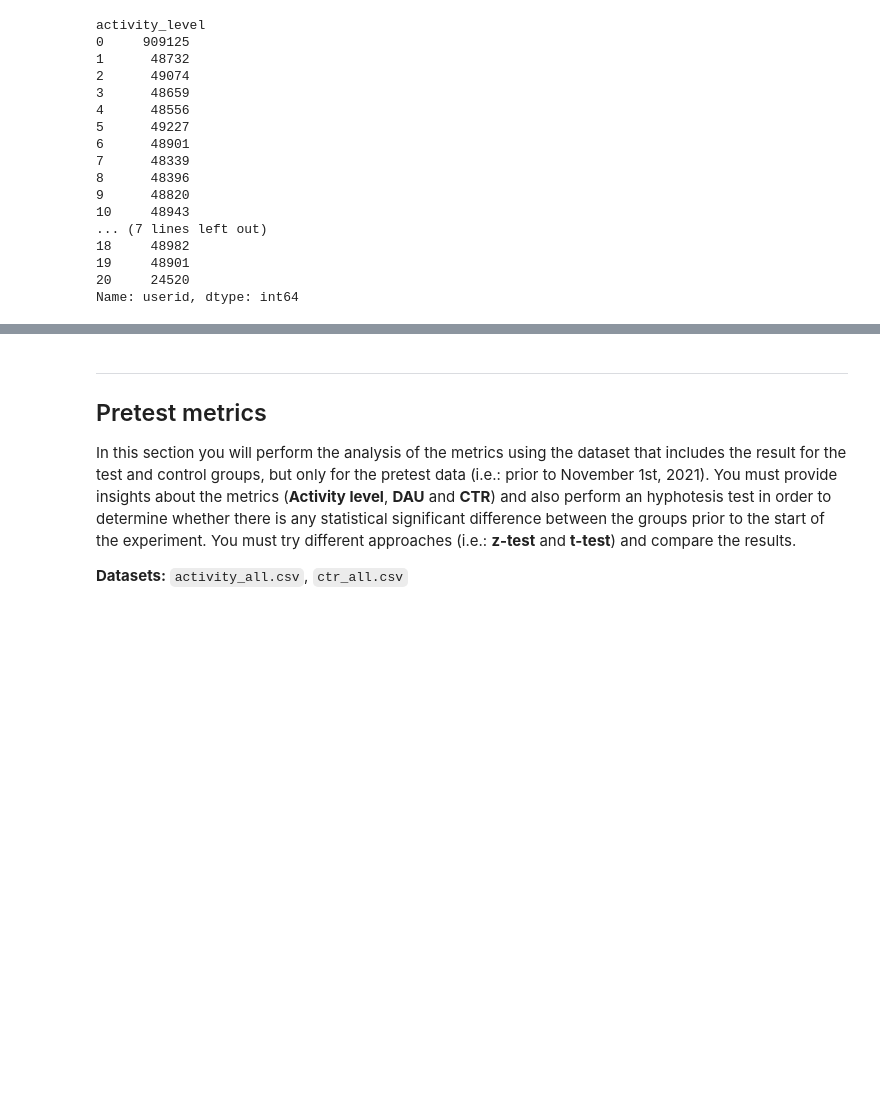
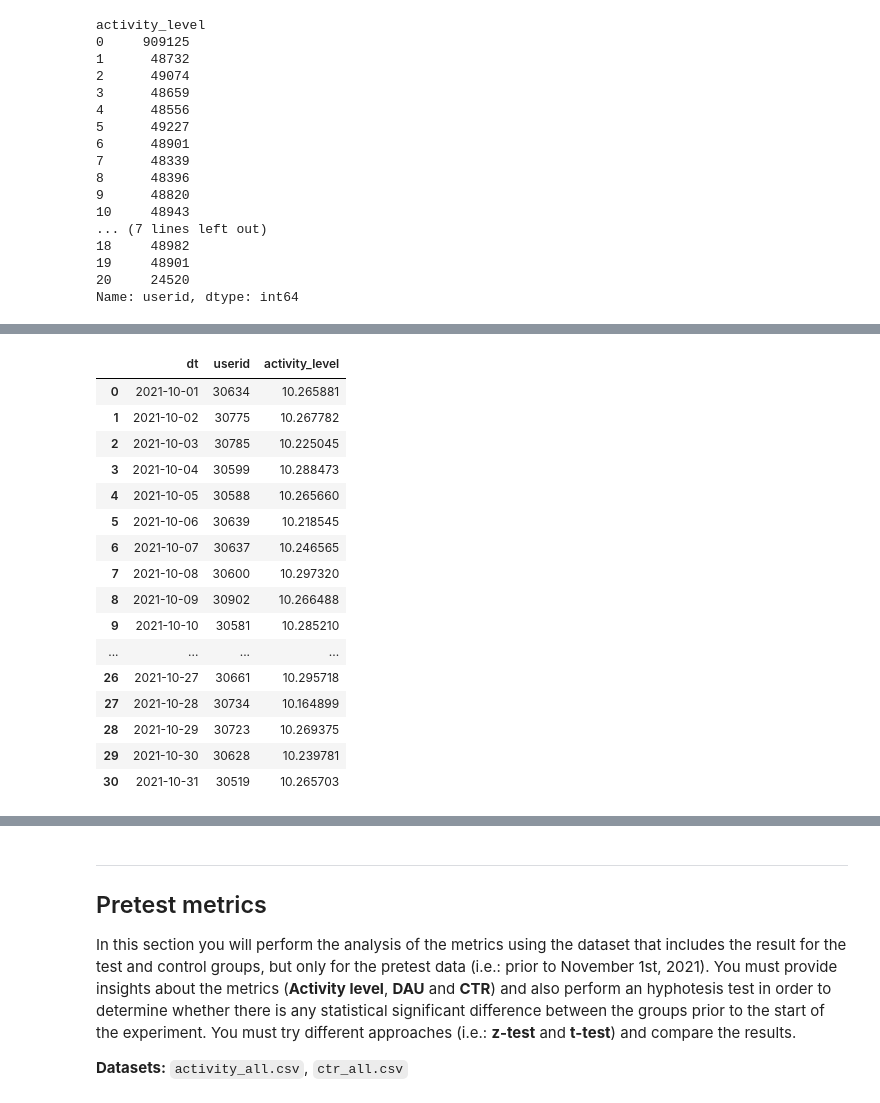
Before and after one commit to elvestevez/challenges, a Jupyter notebook: abtest/ab_test_challenge.ipynb, the cells around one changed output, grey strips where cells are left out. Saved outputs shown, nothing was run; the diff lists cells and outputs as text; code cells hidden in the pictures; blank space fills up the shorter version.

```diff
--- a/abtest/ab_test_challenge.ipynb
+++ b/abtest/ab_test_challenge.ipynb
@@ -237,0 +226,22 @@ __Dataset:__ `activity_pretest.csv`
+# %%
+act_pretest_real.groupby(['dt']).agg({'userid': 'count', 'activity_level': 'mean'}).reset_index()
+
+# less users and higher mean activity_level
+# %% [output]
+|  | dt | userid | activity_level |
+| 0 | 2021-10-01 | 30634 | 10.265881 |
+| 1 | 2021-10-02 | 30775 | 10.267782 |
+| 2 | 2021-10-03 | 30785 | 10.225045 |
+| 3 | 2021-10-04 | 30599 | 10.288473 |
+| 4 | 2021-10-05 | 30588 | 10.265660 |
+| 5 | 2021-10-06 | 30639 | 10.218545 |
+| 6 | 2021-10-07 | 30637 | 10.246565 |
+| 7 | 2021-10-08 | 30600 | 10.297320 |
+| 8 | 2021-10-09 | 30902 | 10.266488 |
+| 9 | 2021-10-10 | 30581 | 10.285210 |
+| ... | ... | ... | ... |
+| 26 | 2021-10-27 | 30661 | 10.295718 |
+| 27 | 2021-10-28 | 30734 | 10.164899 |
+| 28 | 2021-10-29 | 30723 | 10.269375 |
+| 29 | 2021-10-30 | 30628 | 10.239781 |
+| 30 | 2021-10-31 | 30519 | 10.265703 |
```
Also changed, not shown: parts of 69 cells of this notebook.
